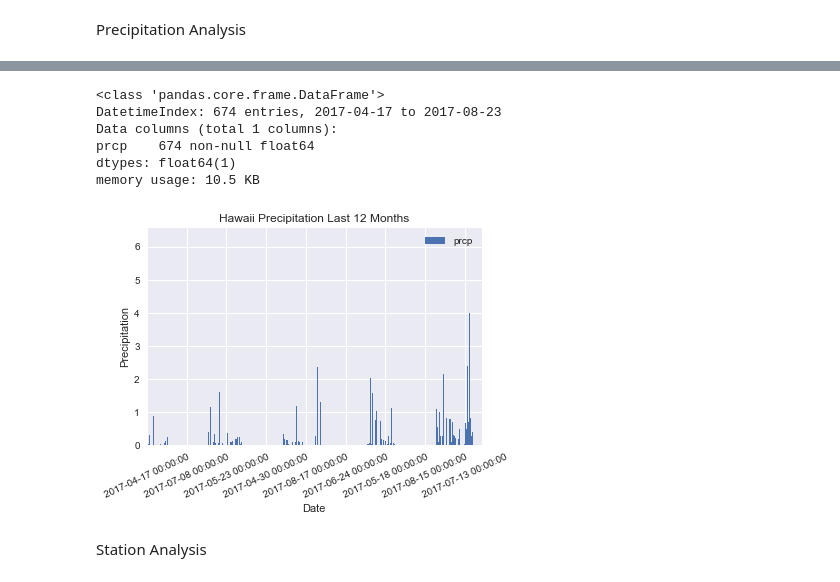
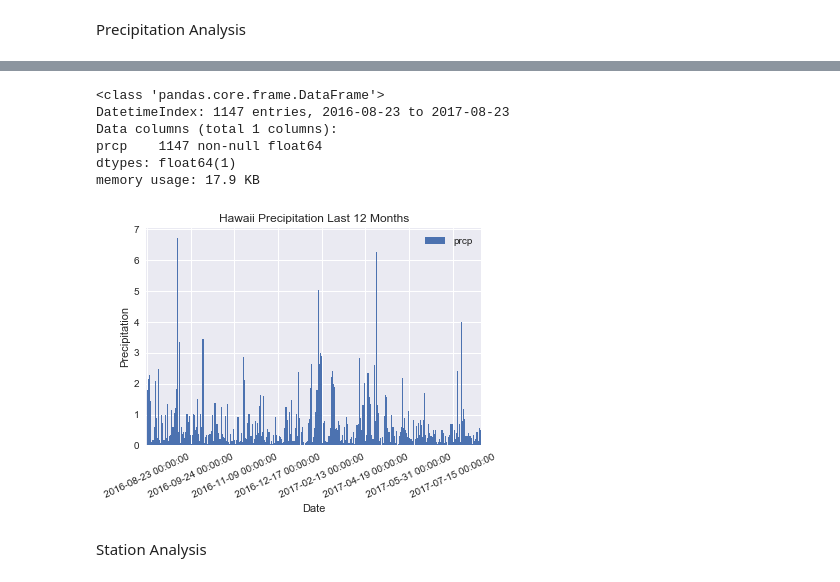
Before and after one commit to elasarto/sql, a Jupyter notebook: adv_sql_hw/climate_analysis.ipynb, the cells around one changed output, grey strips where cells are left out. Cells and saved outputs as stored; diff of their text form; code cells hidden in the pictures.

```diff
--- a/adv_sql_hw/climate_analysis.ipynb
+++ b/adv_sql_hw/climate_analysis.ipynb
@@ -65,8 +65,9 @@ Precipitation Analysis
 #last 12 mos of precip data
 sel = [Measurement.date,
        Measurement.prcp]
-year_ago = dt.date.today() - dt.timedelta(days=365)
+year_ago = dt.date(2017,8,23) - dt.timedelta(days=365)
 last_year = session.query(*sel).\
-    filter(Measurement.date >= year_ago).all()
-last_year[:5]
+    filter(Measurement.date >= year_ago).\
+    order_by(Measurement.date).all()
+last_year
 # %% [output]
@@ -121,0 +135,2 @@ precip_2017.head()
+# %%
+precip_2017.replace(0.00, np.nan, inplace=True)
@@ -121,0 +147,2 @@ precip_2017.head()
+# %%
+precip_2017 = precip_2017.dropna()
@@ -123,32 +160,33 @@ precip_2017.head()
 precip_2017.info()
 # %% [output]
 <class 'pandas.core.frame.DataFrame'>
-DatetimeIndex: 674 entries, 2017-04-17 to 2017-08-23
+DatetimeIndex: 1147 entries, 2016-08-23 to 2017-08-23
 Data columns (total 1 columns):
-prcp    674 non-null float64
+prcp    1147 non-null float64
 dtypes: float64(1)
-memory usage: 10.5 KB
+memory usage: 17.9 KB
 # %%
 sns.set()
 
-ax = precip_2017.plot(kind='bar', y='prcp')
+#ax = sns.barplot(y='date', data=precip_2017)
+ax = precip_2017.plot(kind='bar', y='prcp', width=4)
 
 plt.title("Hawaii Precipitation Last 12 Months")
 plt.ylabel("Precipitation")
 plt.xlabel("Date")
 plt.grid(True)
 
-n = 80
+n = 150
 
 ticks = ax.xaxis.get_ticklocs()
 ticklabels = [l.get_text() for l in ax.xaxis.get_ticklabels()]
 ax.xaxis.set_ticks(ticks[::n])
 ax.xaxis.set_ticklabels(ticklabels[::n], rotation=25)
 
 #plt.savefig("Hawaii_Precip_12mos.png", dpi=350)
 plt.show()
 # %% [output]
-[figure, old version]
+[figure, new version]
 # %% [markdown]
 Station Analysis
 # %%
```
Also changed, not shown: parts of 18 cells of this notebook, 1 other file.
